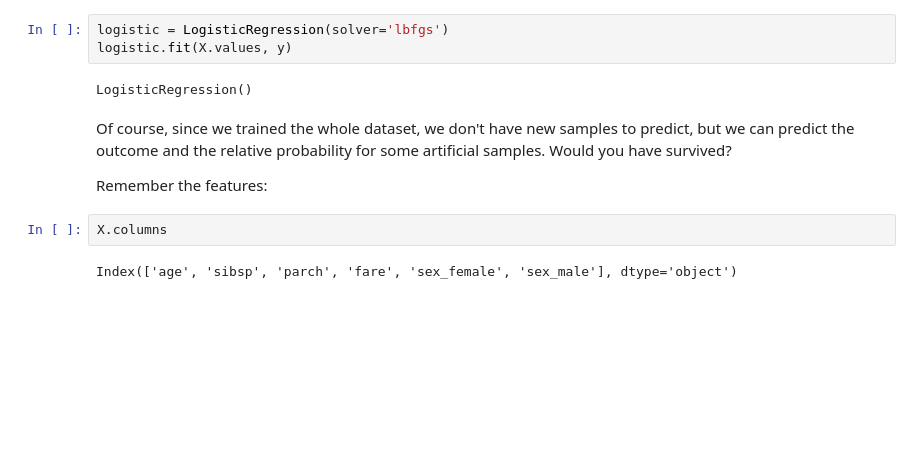
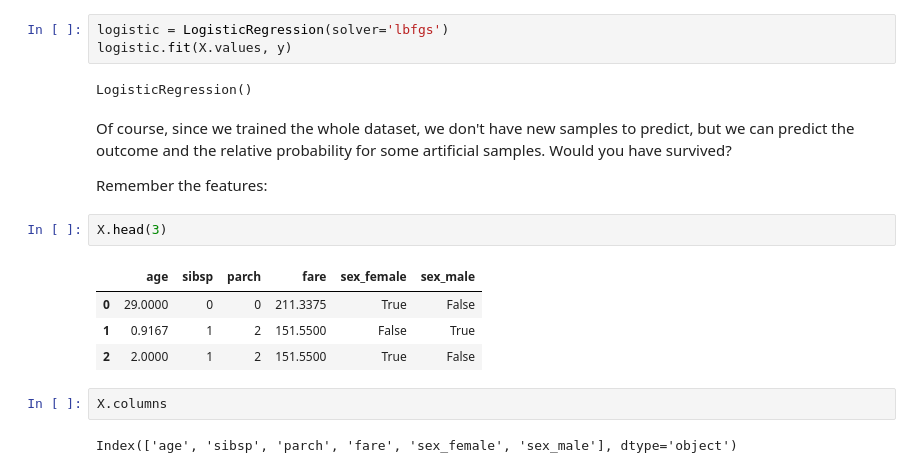
Before and after one commit to Jakhongir0103/epfl-ada, a Jupyter notebook: Exercises/06 - Learning from data - Supervised learning/SupervisedLearning.ipynb, the cells around one changed output. Saved outputs shown, nothing was run; the diff lists cells and outputs as text; blank space fills up the shorter version.

```diff
--- a/Exercises/06 - Learning from data - Supervised learning/SupervisedLearning.ipynb
+++ b/Exercises/06 - Learning from data - Supervised learning/SupervisedLearning.ipynb
@@ -338,6 +343,13 @@ LogisticRegression()
 Of course, since we trained the whole dataset, we don't have new samples to predict, but we can predict the outcome and the relative probability for some artificial samples. Would you have survived?
 
 Remember the features:
+# %%
+X.head(3)
+# %% [output]
+|  | age | sibsp | parch | fare | sex_female | sex_male |
+| 0 | 29.0000 | 0 | 0 | 211.3375 | True | False |
+| 1 | 0.9167 | 1 | 2 | 151.5500 | False | True |
+| 2 | 2.0000 | 1 | 2 | 151.5500 | True | False |
 # %%
 X.columns
 # %% [output]
```
Also changed, not shown: parts of 13 cells of this notebook, 1 other file.
